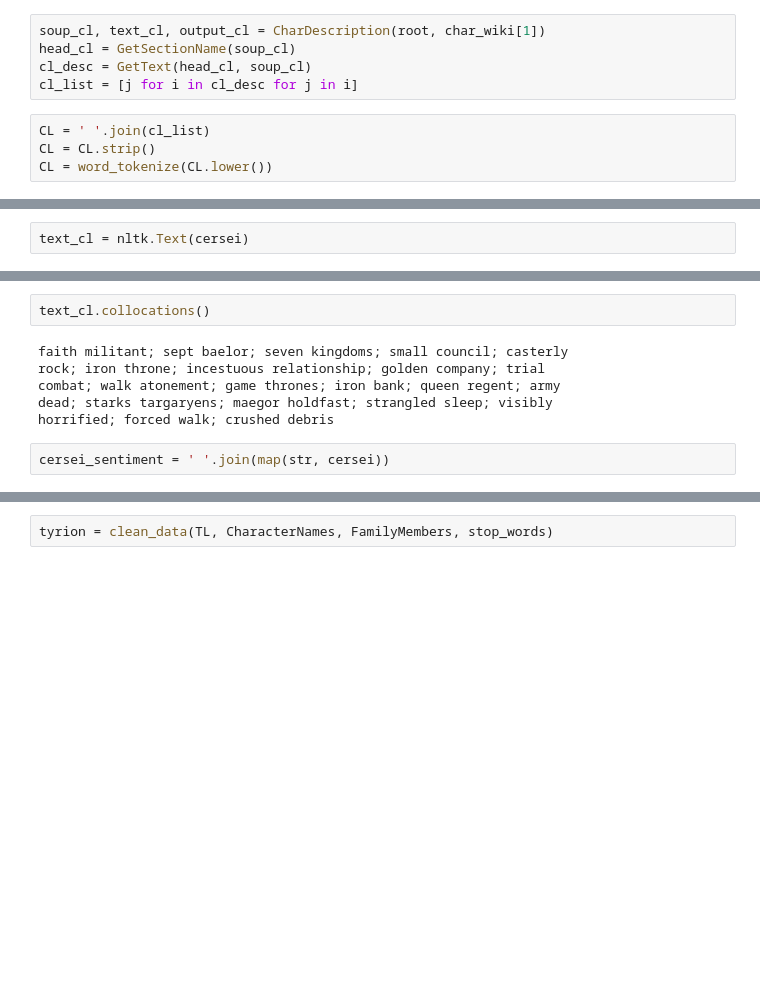
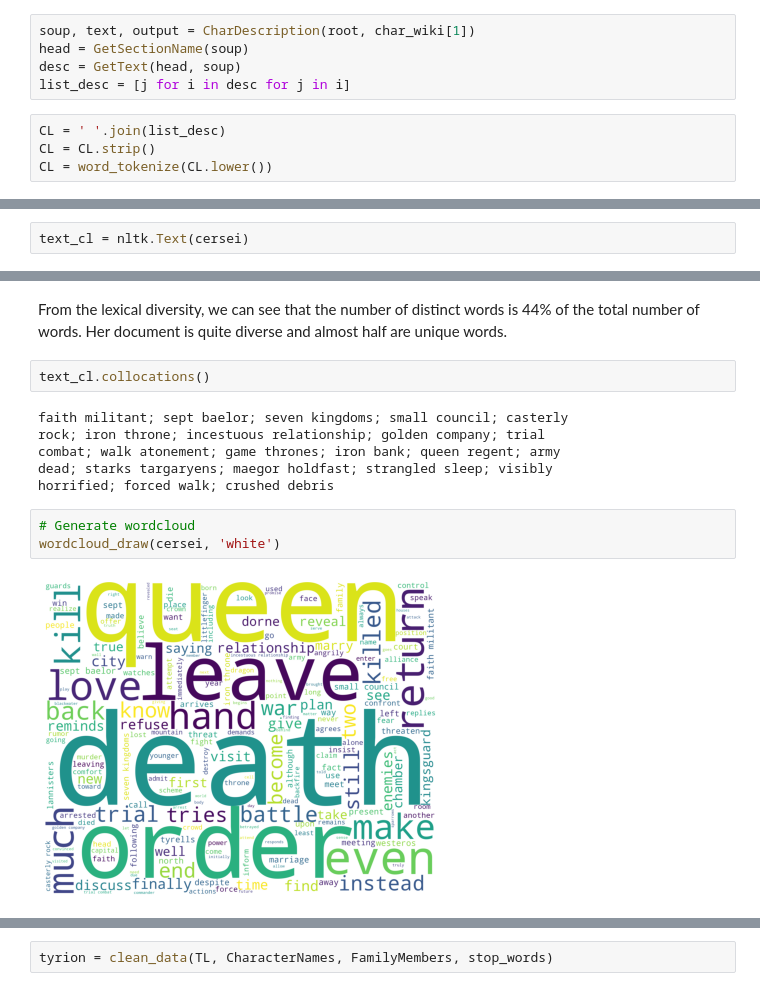
Before and after one commit to s183898/SocialScienceFinalProject, a Jupyter notebook: sentimentanalysis.ipynb, the cells around one changed output, grey strips where cells are left out. Cells and saved outputs as stored; diff of their text form; blank space fills up the shorter version.

Commit message:
rest of sentiment analysis

```diff
--- a/sentimentanalysis.ipynb
+++ b/sentimentanalysis.ipynb
@@ -207,10 +319,10 @@ jon_sentiment = ' '.join(map(str, jon))
 # %%
-soup_cl, text_cl, output_cl = CharDescription(root, char_wiki[1])
-head_cl = GetSectionName(soup_cl)
-cl_desc = GetText(head_cl, soup_cl)
-cl_list = [j for i in cl_desc for j in i]
+soup, text, output = CharDescription(root, char_wiki[1])
+head = GetSectionName(soup)
+desc = GetText(head, soup)
+list_desc = [j for i in desc for j in i]
 # %%
-CL = ' '.join(cl_list)
+CL = ' '.join(list_desc)
 CL = CL.strip()
 CL = word_tokenize(CL.lower())
 # %%
@@ -230,5 +337,7 @@ len(set(text_cl)) / len(text_cl)
 # %% [output]
 0.4401643554185927
+# %% [markdown]
+From the lexical diversity, we can see that the number of distinct words is 44% of the total number of words. Her document is quite diverse and almost half are unique words.
 # %%
 text_cl.collocations()
 # %% [output]
@@ -237,5 +346,8 @@ rock; iron throne; incestuous relationship; golden company; trial
 combat; walk atonement; game thrones; iron bank; queen regent; army
 dead; starks targaryens; maegor holdfast; strangled sleep; visibly
 horrified; forced walk; crushed debris
-# %%
-cersei_sentiment = ' '.join(map(str, cersei))
+# %%
+# Generate wordcloud
+wordcloud_draw(cersei, 'white')
+# %% [output]
+[figure, added]
```
Also changed, not shown: parts of 117 cells of this notebook, 12 other files.
